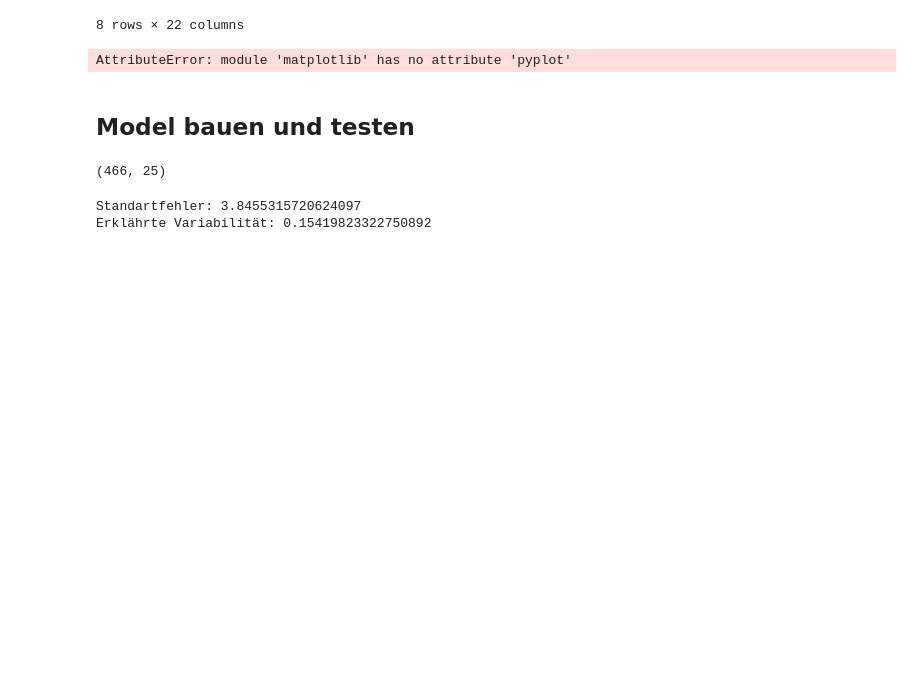
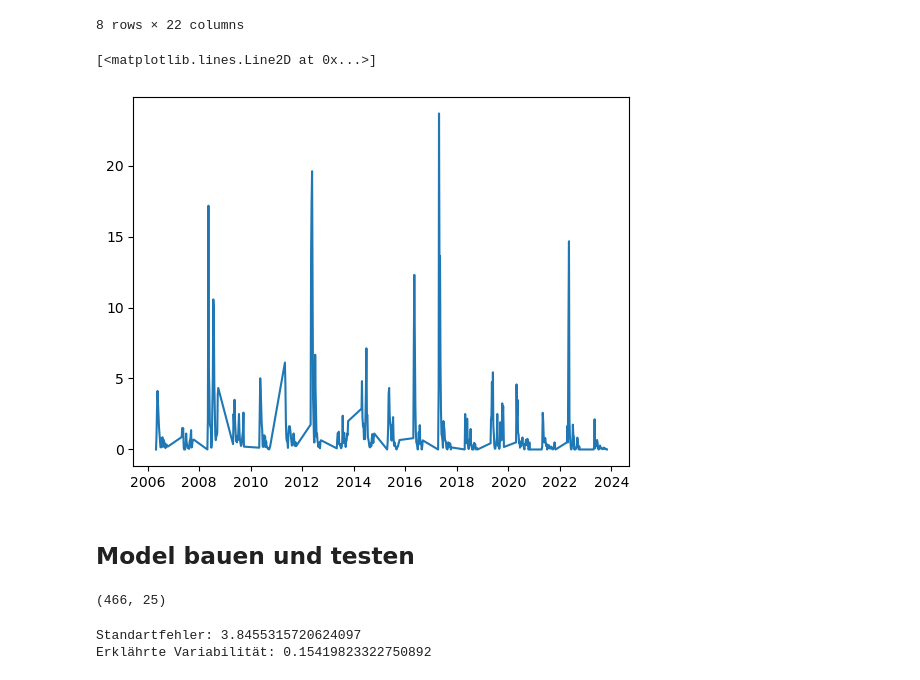
Before and after one commit to urechm/pest_monitoring, a Jupyter notebook: pestmodel_möhrenfliegen.ipynb, the cells around one changed output. Cells and saved outputs as stored; diff of their text form; code cells hidden in the pictures; blank space fills up the shorter version.

Commit message:
change in plot function

```diff
--- a/pestmodel_möhrenfliegen.ipynb
+++ b/pestmodel_möhrenfliegen.ipynb
@@ -106,9 +106,10 @@ df_total.describe()
 | std | NaN | 2.604787 | 1.194525 | 7.694746 | 5.274919 | 4.144702 | 3.319103 | NaN | 4.853749 | 3.532394 | ... |
 8 rows × 22 columns
 # %%
-matplotlib.pyplot.plot('datum', 'Mittelwert', data=df_total)
+pyplot.plot('datum', 'Mittelwert', data=df_total)
 # %% [output]
-AttributeError: module 'matplotlib' has no attribute 'pyplot'
+[<matplotlib.lines.Line2D at 0x...>]
+[figure, added]
 # %% [markdown]
 ## Model bauen und testen
 # %%
```
Also changed, not shown: parts of 1 cell of this notebook.
